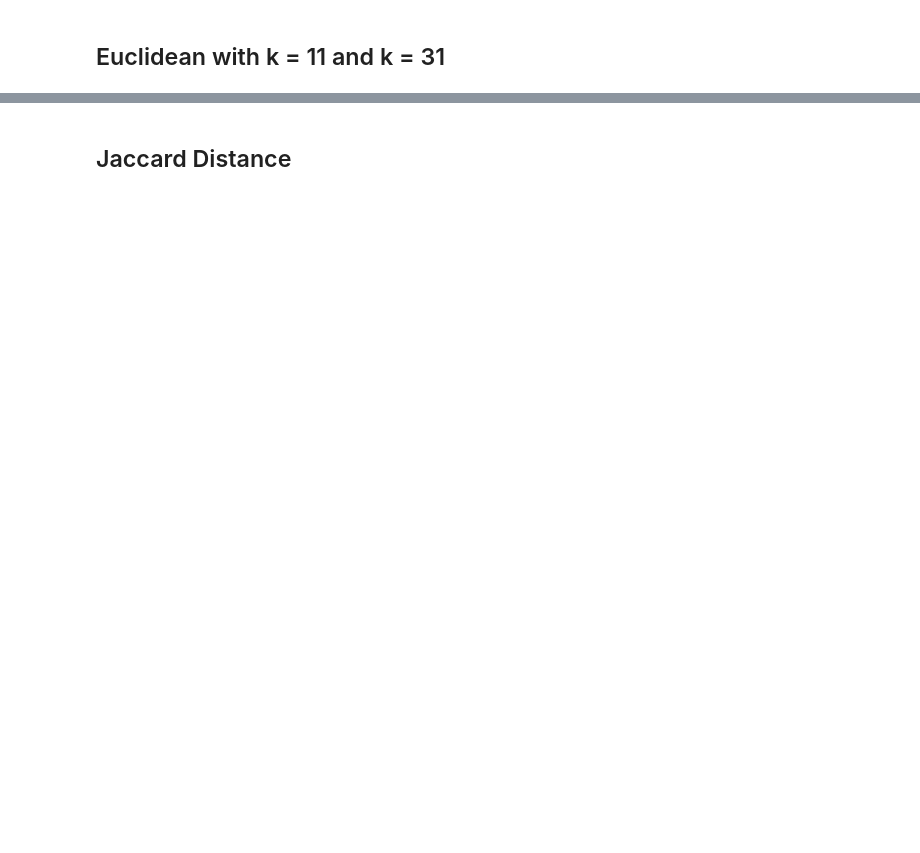
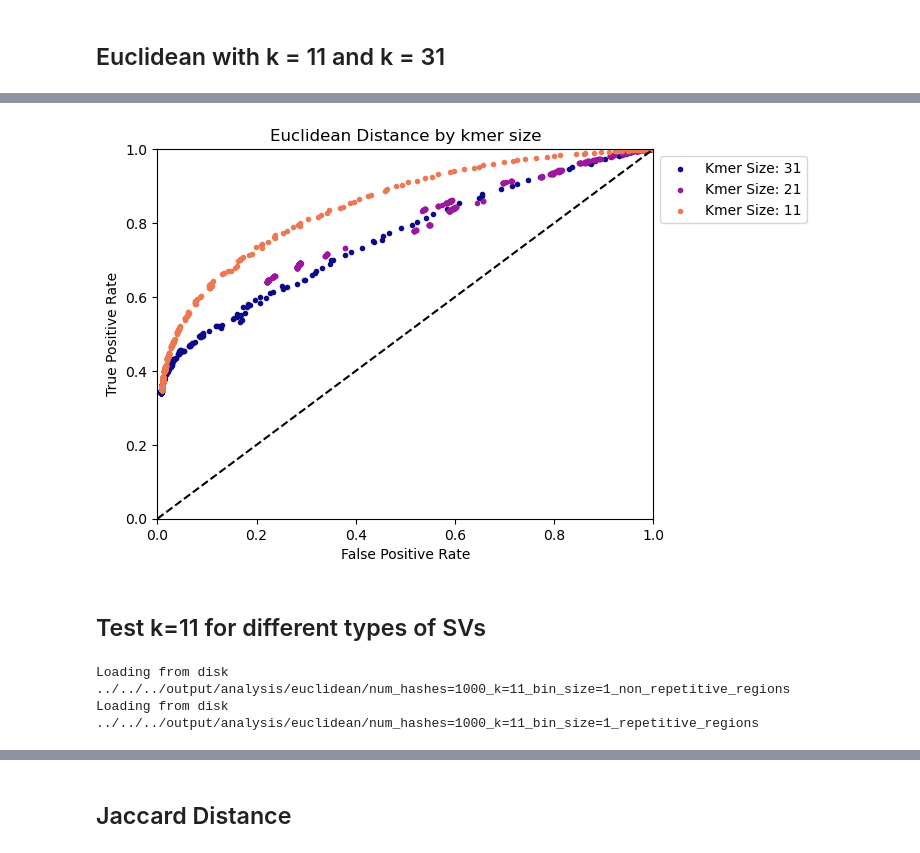
Before and after one commit to WillardFord/sv_merge, a Jupyter notebook: scripts/readFiltering/analysis/testBinning.ipynb, the cells around one changed output, grey strips where cells are left out. Cells and saved outputs as stored; diff of their text form; code cells hidden in the pictures; blank space fills up the shorter version.

```diff
--- a/scripts/readFiltering/analysis/testBinning.ipynb
+++ b/scripts/readFiltering/analysis/testBinning.ipynb
@@ -1182,6 +1175,20 @@ FileNotFoundError: [Errno 2] No such file or directory: '../../../output/signatu
 # %%
-plotROCwithParams((euclidean_k11_df, euclidean_df),
-                  range(1,20)[7:8],
-                  title = "Euclidean Distance by bin size",
-                  param_header = "Bin Size: "
+plotROCwithParams((euclidean_k31_df, euclidean_df, euclidean_k11_df),
+                ("31","21","11"),
+                title = "Euclidean Distance by kmer size",
+                param_header = "Kmer Size: "
 )
+# %% [output]
+[figure, added]
+# %% [markdown]
+## Test k=11 for different types of SVs
+# %%
+euclidean_11mer_dir = "../../../output/signatureMtxs_20bp/euclidean/1000,11,1,1"
+
+euclidean_non_repetitive_df11 = get_counts_df(euclidean_11mer_dir, non_repetitive = True)
+euclidean_repetitive_df11 = get_counts_df(euclidean_11mer_dir, repetitive = True)
+# %% [output]
+Loading from disk
+../../../output/analysis/euclidean/num_hashes=1000_k=11_bin_size=1_non_repetitive_regions
+Loading from disk
+../../../output/analysis/euclidean/num_hashes=1000_k=11_bin_size=1_repetitive_regions
```
Also changed, not shown: parts of 64 cells of this notebook, 3 other files.
